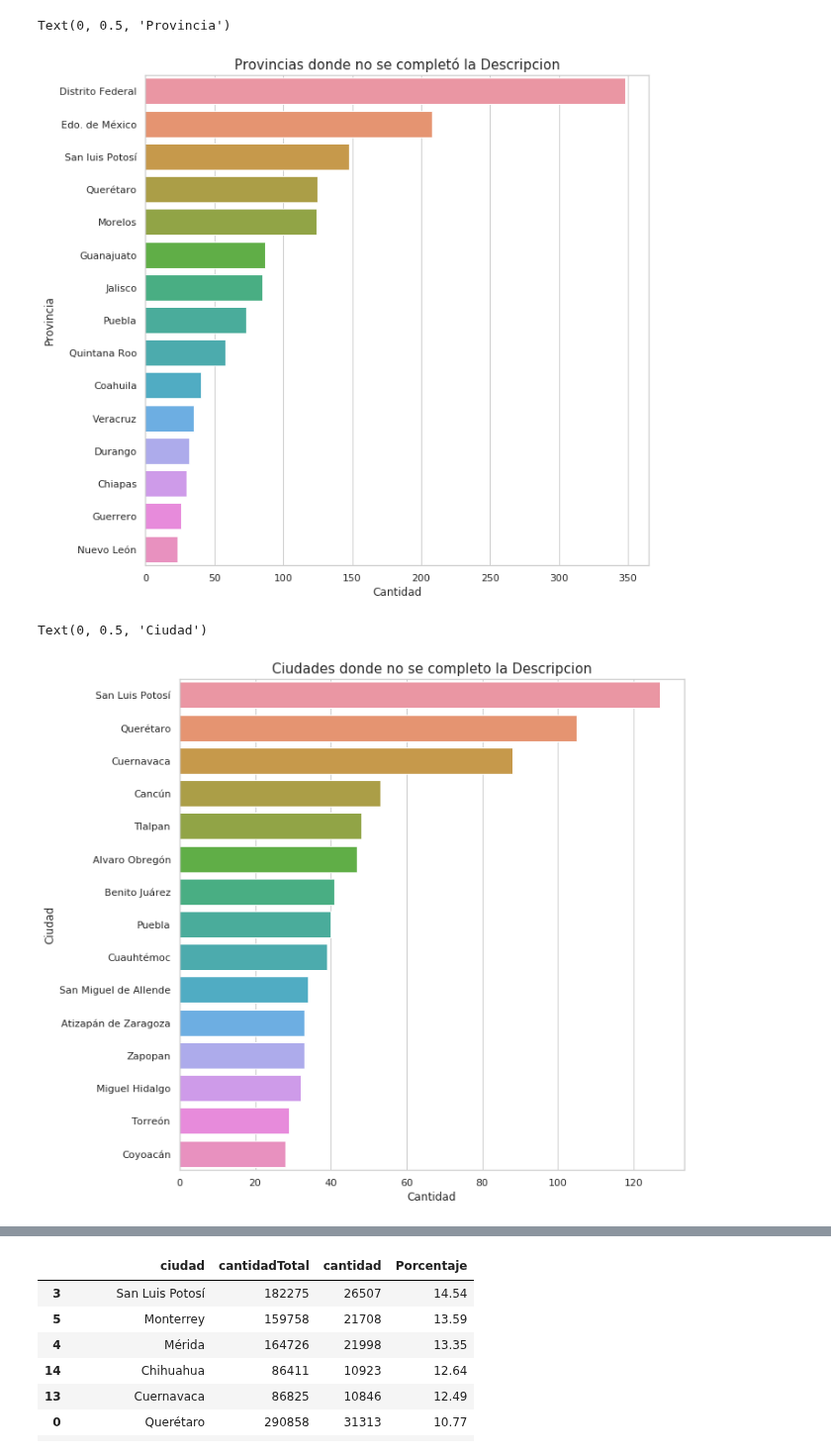
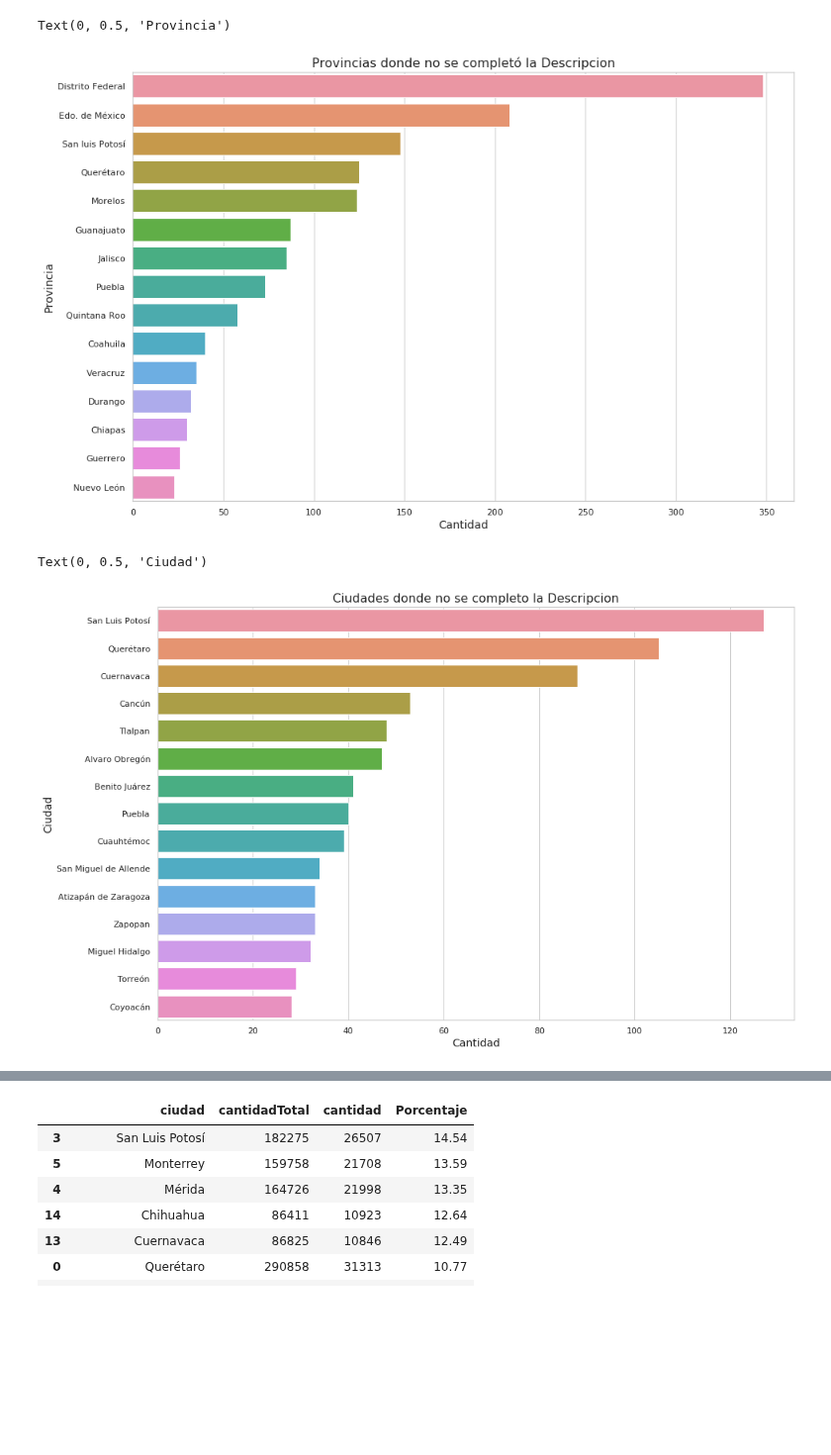
Before and after one commit to JuanCruzCastroLopez/tp1-zonajobs-analysis, a Jupyter notebook: DataSet_analisis.ipynb, the cells around one changed output, grey strips where cells are left out. Shown at 99% size. Cells and saved outputs as stored; diff of their text form; code cells hidden in the pictures; blank space fills up the shorter version.

```diff
--- a/DataSet_analisis.ipynb
+++ b/DataSet_analisis.ipynb
@@ -95,21 +98,21 @@ Text(0, 0.5, 'Provincia')
 # %%
 #Quiero ver las ciudades y provincias donde no completaron el campo:"Descripcion"
 #Notamos que la provincia con mayor cantidad de omisiones de descripcion es "Distrito federal"
 dfDescNull = df[df['descripcion'].isnull()].groupby(['provincia']).size().reset_index()
 dfDescNull.rename(columns={0:'cantidad'}, inplace=True)
 dfDescNull = dfDescNull.sort_values(by = 'cantidad', ascending=False)[0:15]
 provincia = list(dfDescNull.provincia)
 
-plt.figure(figsize=(10, 10))
+plt.figure(figsize=(15, 10))
 g = sns.barplot(x=dfDescNull['cantidad'], y=dfDescNull['provincia'], orient='h')
-g.set_title("Provincias donde no se completó la Descripcion", fontsize=15)
-g.set_xlabel("Cantidad", fontsize=12)
-g.set_ylabel("Provincia", fontsize=12)
+g.set_title("Provincias donde no se completó la Descripcion", fontsize=16)
+g.set_xlabel("Cantidad", fontsize=14)
+g.set_ylabel("Provincia", fontsize=14)
 
 #Mejorar grilla y valores para que den sin coma
 # %% [output]
 Text(0, 0.5, 'Provincia')
-[figure, old version]
+[figure, new version]
 # %%
 #Quiero ver las ciudades y provincias donde no completaron el campo:"Descripcion"
 #Notamos que la ciudad con mayor cantidad de omisiones de descripcion es "San Luis Potosí"
@@ -119,14 +122,14 @@ dfDescNull = dfDescNull.sort_values(by = 'cantidad', ascending=False)[0:15]
 ciudades = list(dfDescNull.ciudad)
 
 
-plt.figure(figsize=(10, 10))
+plt.figure(figsize=(15, 10))
 g = sns.barplot(x=dfDescNull['cantidad'], y=dfDescNull['ciudad'], orient='h')
-g.set_title("Ciudades donde no se completo la Descripcion", fontsize=15)
-g.set_xlabel("Cantidad", fontsize=12)
-g.set_ylabel("Ciudad", fontsize=12)
+g.set_title("Ciudades donde no se completo la Descripcion", fontsize=16)
+g.set_xlabel("Cantidad", fontsize=14)
+g.set_ylabel("Ciudad", fontsize=14)
 # %% [output]
 Text(0, 0.5, 'Ciudad')
-[figure, old version]
+[figure, new version]
 # %%
 #Comenzamos a darnos cuenta que San Luis Potosí es una de las ciudades que más campos vacios deja.
 #Veamos ahora en un marco más general.
```
Also changed, not shown: parts of 8 cells of this notebook, 1 other file.
